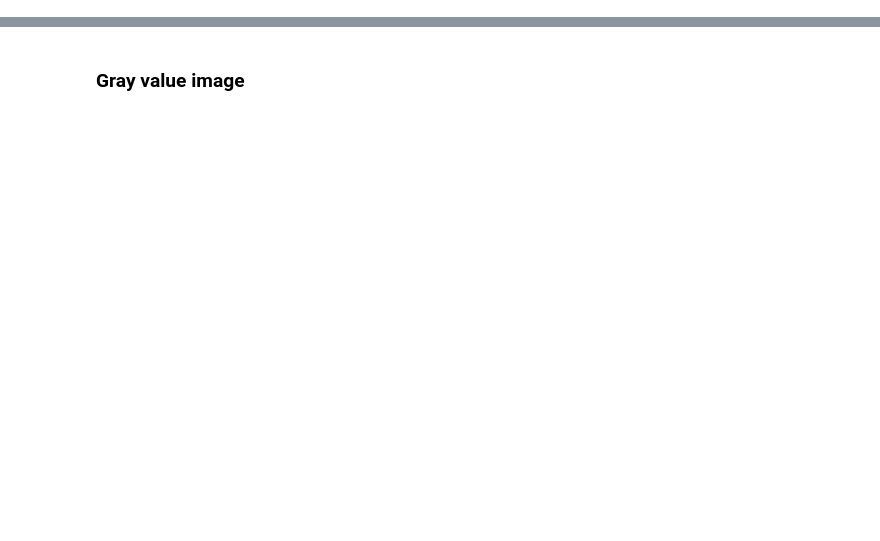
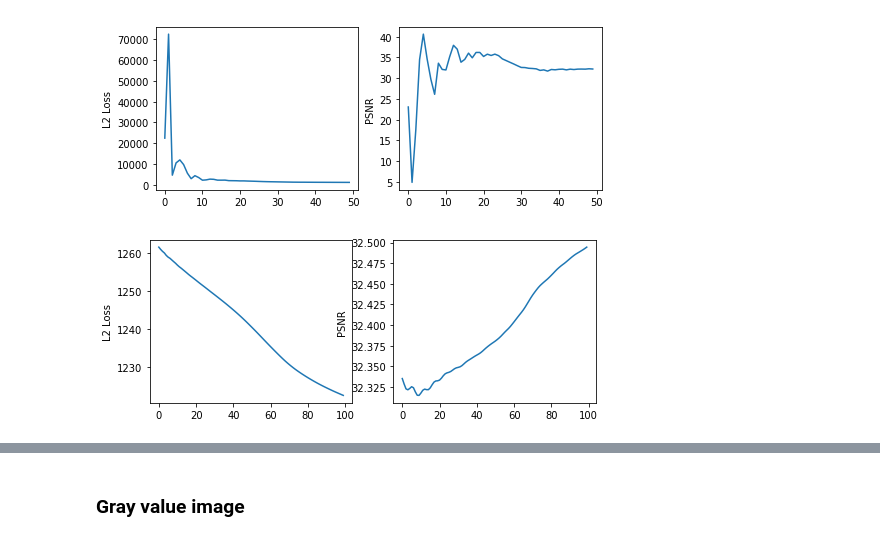
Before and after one commit to axarekma/CNN_bin, a Jupyter notebook: image_example.ipynb, the cells around one changed output, grey strips where cells are left out. Drawn from its saved outputs; the diff is of its cells as text; code cells hidden in the pictures; blank space fills up the shorter version.

```diff
--- a/image_example.ipynb
+++ b/image_example.ipynb
@@ -15,0 +43,8 @@ The autoreload extension is already loaded. To reload it, use:
+# %%
+net.train_image(image,num_epochs= 50, learning_rate=1e-3,alpha = 0.99)
+net.plot_train()
+net.train_image(image,num_epochs= 100, learning_rate=1e-4,alpha = 0.99)
+net.plot_train()
+# %% [output]
+[figure, added]
+[figure, added]
```
Also changed, not shown: parts of 14 cells of this notebook, 9 other files.
